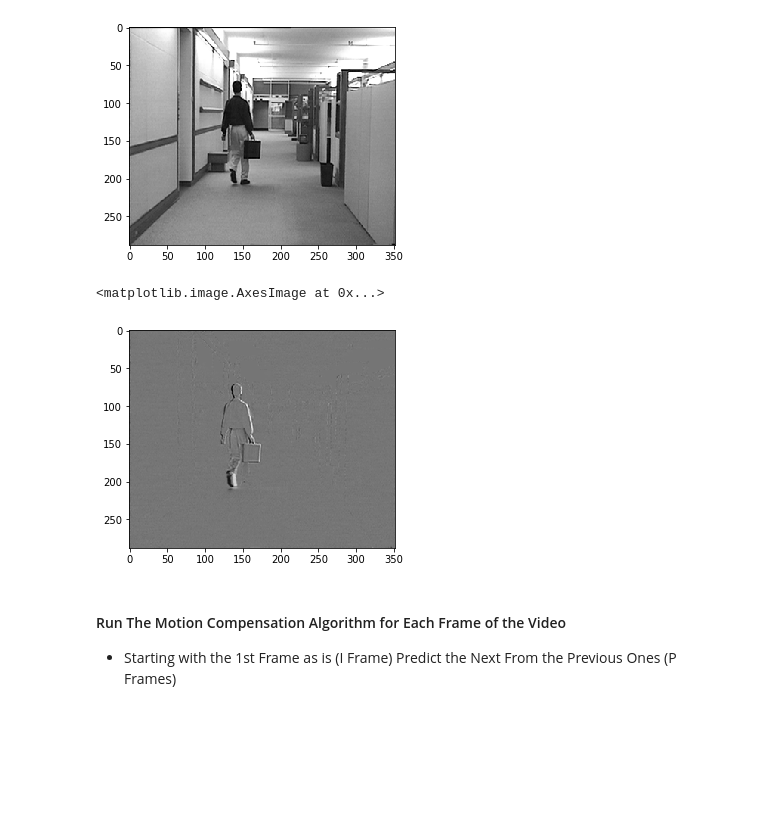
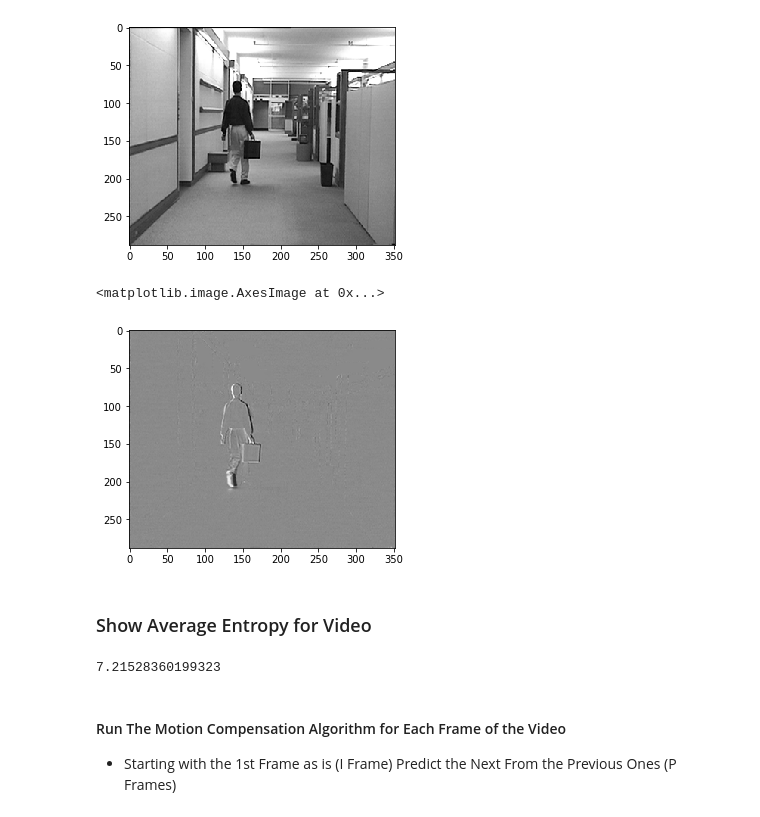
Before and after one commit to andretri/multimedia-systems-spring-2018, a Jupyter notebook: exercise-8-17.ipynb, the cells around one changed output. Drawn from its saved outputs; the diff is of its cells as text; code cells hidden in the pictures; blank space fills up the shorter version.

```diff
--- a/exercise-8-17.ipynb
+++ b/exercise-8-17.ipynb
@@ -35,7 +40,7 @@ def makeGrayScale(rgbVid):
 def calculateDifferenceFrames(frames):
     dif_lst = []
     for i in range(1, frames.shape[0]):
-        dif_lst.append(frames[i-1,:,:]-frames[i,:,:])
+        dif_lst.append(frames[i,:,:]-frames[i-1,:,:])
     return np.array(dif_lst)
 # %%
 def divideToMacroblocks(frame, macroblock_size=16):
@@ -199,10 +198,20 @@ plt.imshow(videoFramesSample[51], cmap='gray')
 <matplotlib.image.AxesImage at 0x...>
 [figure]
 # %%
-plt.imshow(videoFramesSample[50]-videoFramesSample[51], cmap='gray')
+plt.imshow(frameDifferenceSample[50], cmap='gray')
 # %% [output]
 <matplotlib.image.AxesImage at 0x...>
-[figure, old version]
+[figure, new version]
+# %% [markdown]
+### Show Average Entropy for Video
+# %%
+avg = 0
+for frame in videoFramesSample:
+    avg += imageEntropy(frame)
+avg /= videoFramesSample.shape[0]
+avg
+# %% [output]
+7.21528360199323
 # %% [markdown]
 #### Run The Motion Compensation Algorithm for Each Frame of the Video
 * Starting with the 1st Frame as is (I Frame) Predict the Next From the Previous Ones (P Frames)
```
Also changed, not shown: parts of 8 cells of this notebook.
